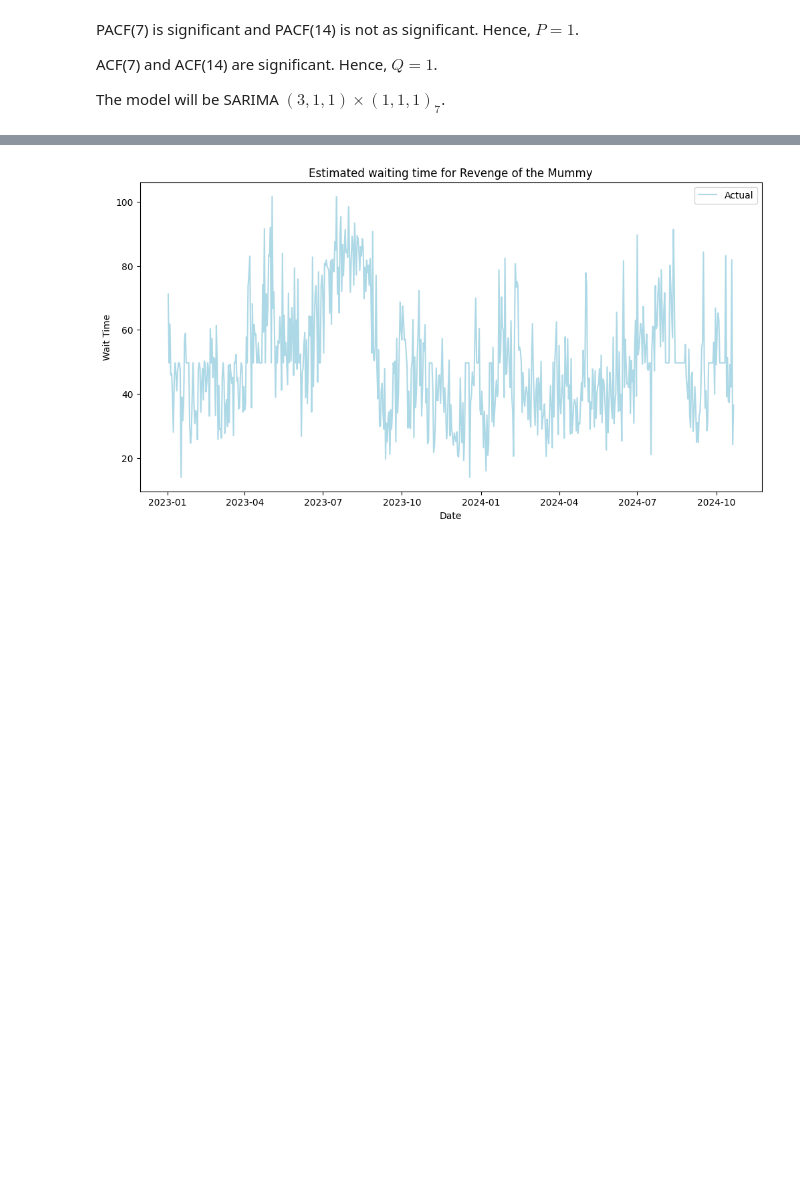
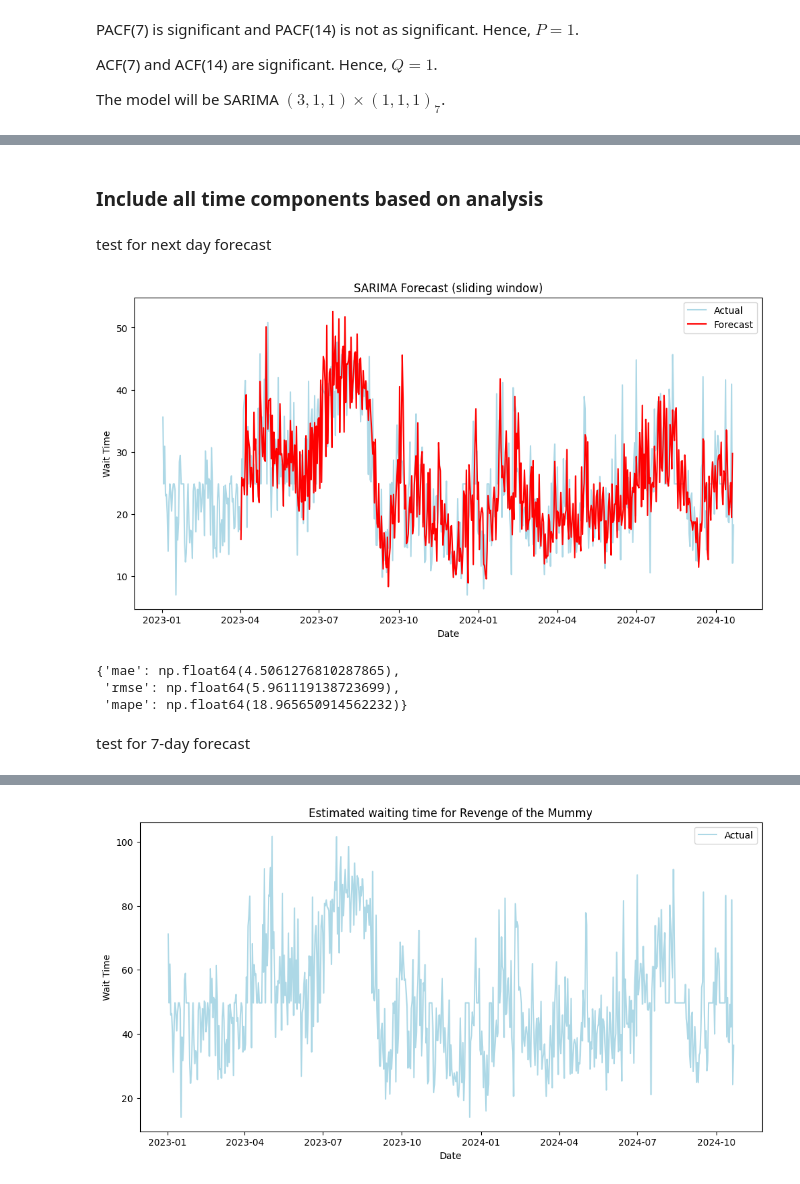
Before and after one commit to cleominz/dsa3101-group-9, a Jupyter notebook: notebooks/demand_forecasting_model.ipynb, the cells around one changed output, grey strips where cells are left out. Cells and saved outputs as stored; diff of their text form; code cells hidden in the pictures; blank space fills up the shorter version.

```diff
--- a/notebooks/demand_forecasting_model.ipynb
+++ b/notebooks/demand_forecasting_model.ipynb
@@ -614,6 +593,8 @@ full_wait_time_df = pd.merge(full_date_df, wait_time_23_24, on='date', how='left
 
 # fill NA values with the mean
 full_wait_time_df['avg_wait_time'] = full_wait_time_df['avg_wait_time'].fillna(full_wait_time_df['avg_wait_time'].mean())
+# %% [markdown]
+### Include all time components based on analysis
 # %%
 # function to obtain next n days of demand (wait time)
 def predict_n_days(window_size, df, n):
@@ -785,3 +766,16 @@ def plot_coefficients(coef_list):
     plt.grid(True, linestyle='--', alpha=0.5)
     plt.tight_layout()
     plt.show()
+# %% [markdown]
+test for next day forecast
+# %%
+forecast_df1, coef_list1 = predict_n_days(90, full_wait_time_df, 1)
+plot_predictions(full_wait_time_df, forecast_df1)
+compute_metrics(full_wait_time_df, forecast_df1)
+# %% [output]
+[figure, added]
+{'mae': np.float64(4.5061276810287865),
+ 'rmse': np.float64(5.961119138723699),
+ 'mape': np.float64(18.965650914562232)}
+# %% [markdown]
+test for 7-day forecast
```
Also changed, not shown: parts of 34 cells of this notebook.
